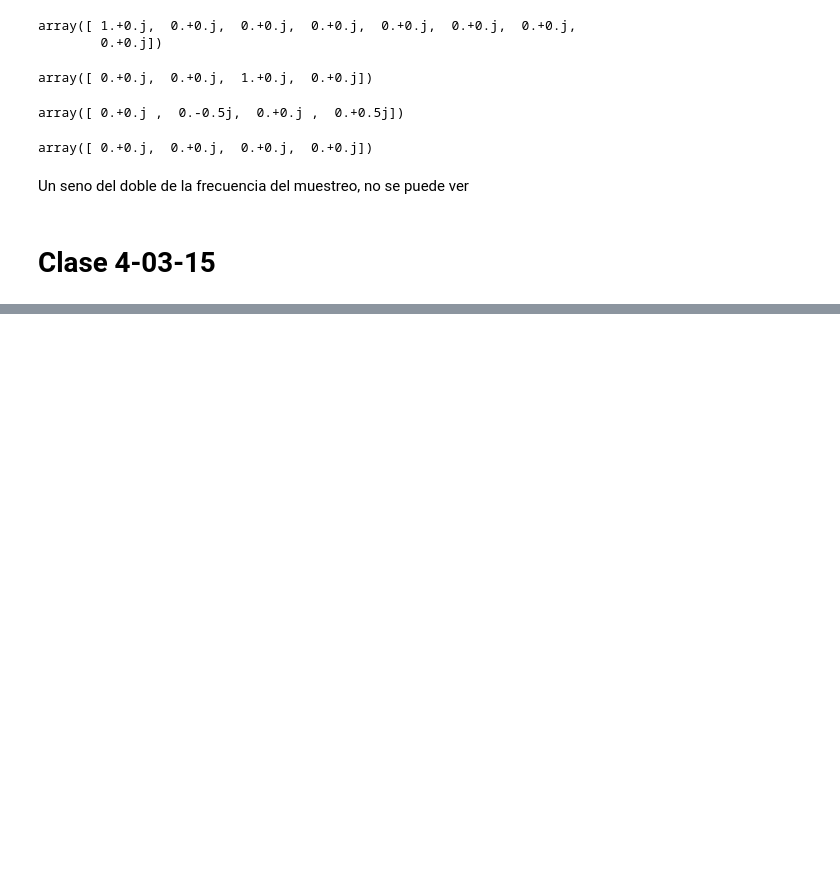
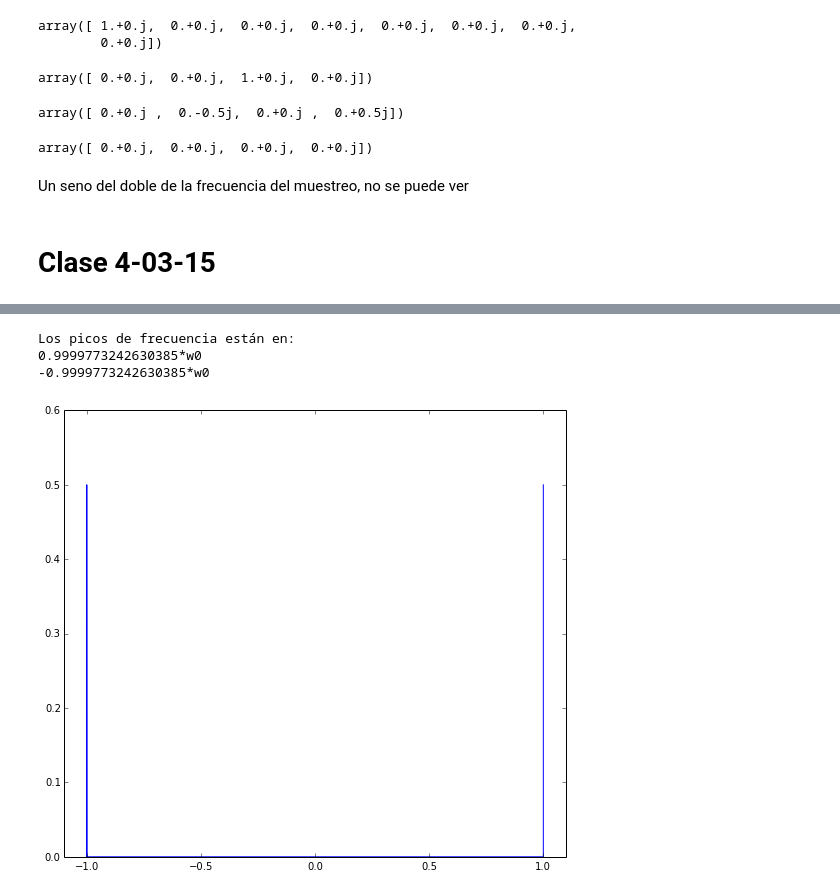
Before and after one commit to RoberTnf/Se-ales, a Jupyter notebook: Transformada discreta de Fourier.ipynb, the cells around one changed output, grey strips where cells are left out. Saved outputs shown, nothing was run; the diff lists cells and outputs as text; code cells hidden in the pictures; blank space fills up the shorter version.

```diff
--- a/Transformada discreta de Fourier.ipynb
+++ b/Transformada discreta de Fourier.ipynb
@@ -190,0 +198,14 @@ Un seno del doble de la frecuencia del muestreo, no se puede ver
+# %%
+tt = base_tiempos(-1,1,44100)
+ss = cos(np.pi*tt)
+
+Fn = fft.fft(ss)/len(ss)
+plot(tt,abs(Fn))
+xlim(-1.1,1.1)
+
+print("Los picos de frecuencia están en:\n{}*w0 \n{}*w0".format(tt[abs(Fn).argsort()[-2]],tt[abs(Fn).argsort()[-1]]))
+# %% [output]
+Los picos de frecuencia están en:
+0.9999773242630385*w0
+-0.9999773242630385*w0
+[figure, added]
```
Also changed, not shown: parts of 6 cells of this notebook, 1 other file.
